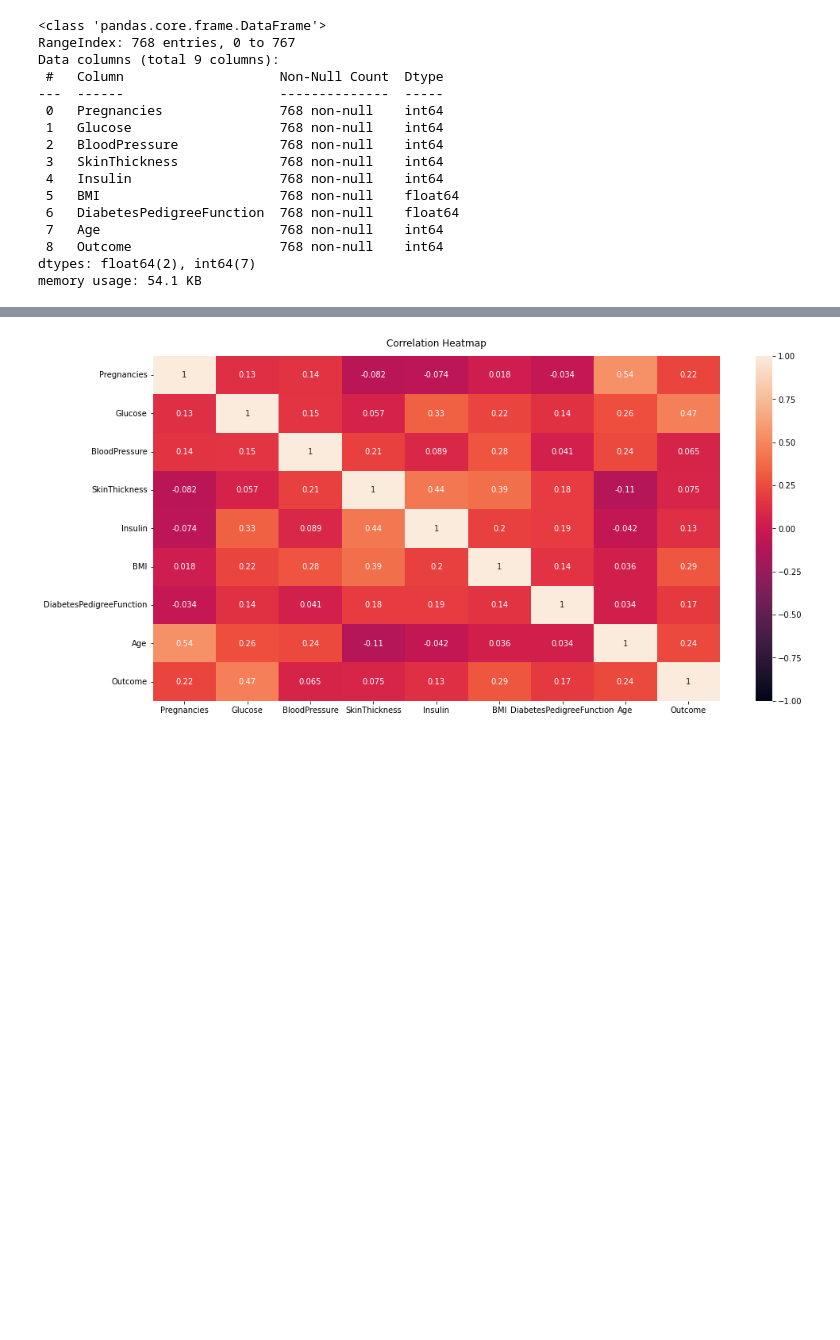
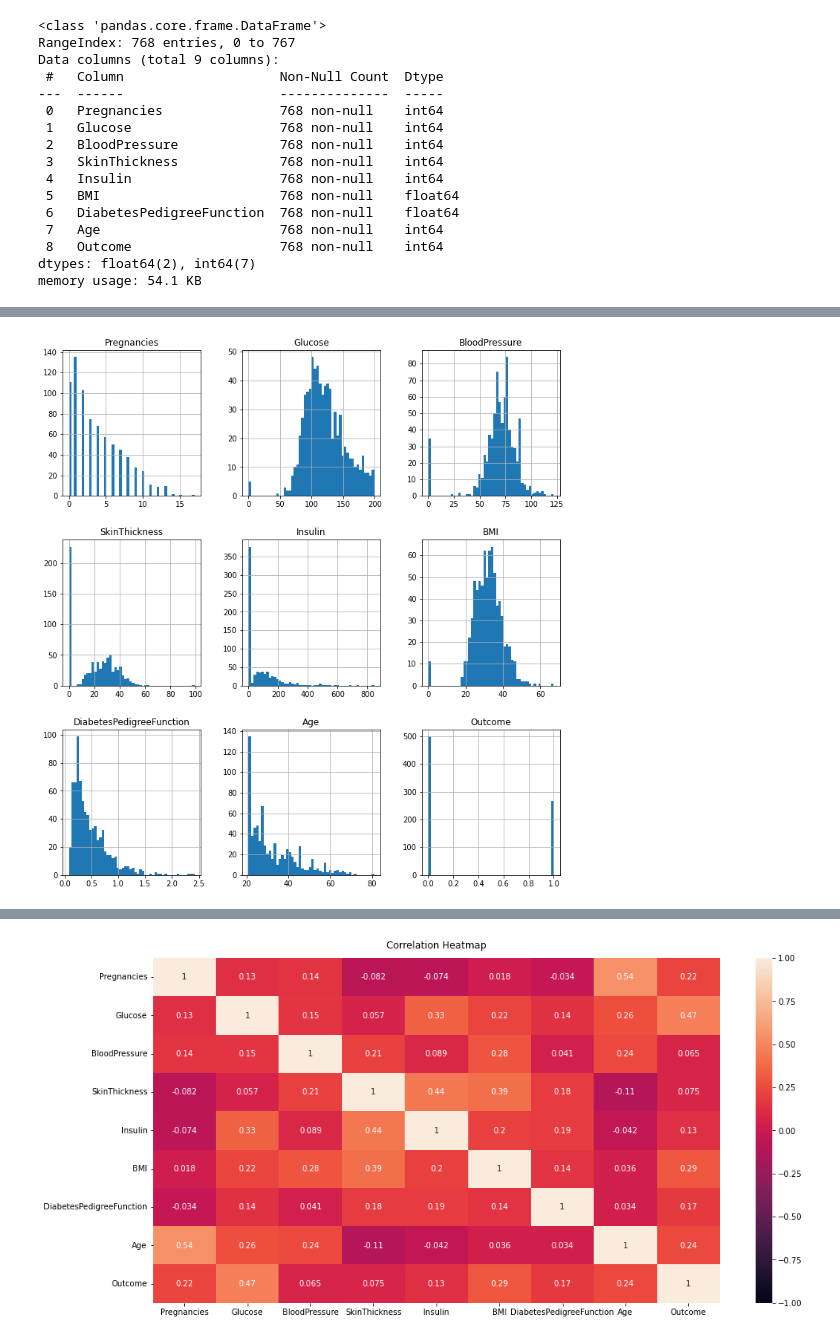
Before and after one commit to Aman0phy/Pima_Diabetes, a Jupyter notebook: diabetes-eda-prediction.ipynb, the cells around one changed output, grey strips where cells are left out. Cells and saved outputs as stored; diff of their text form; code cells hidden in the pictures; blank space fills up the shorter version.

```diff
--- a/diabetes-eda-prediction.ipynb
+++ b/diabetes-eda-prediction.ipynb
@@ -118,0 +86,5 @@ for i in df.columns:
+# %%
+df.hist(figsize=(12,13),bins=50)
+plt.show()
+# %% [output]
+[figure, added]
```
Also changed, not shown: parts of 14 cells of this notebook.
